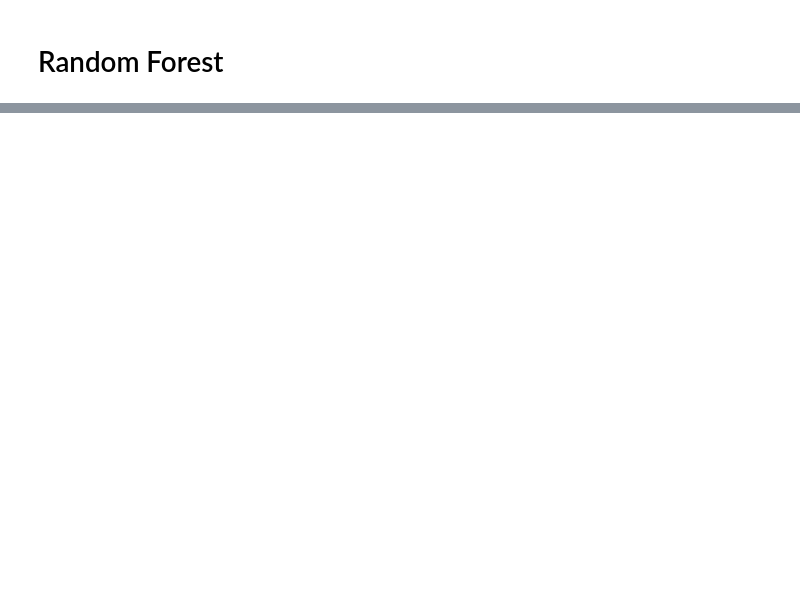
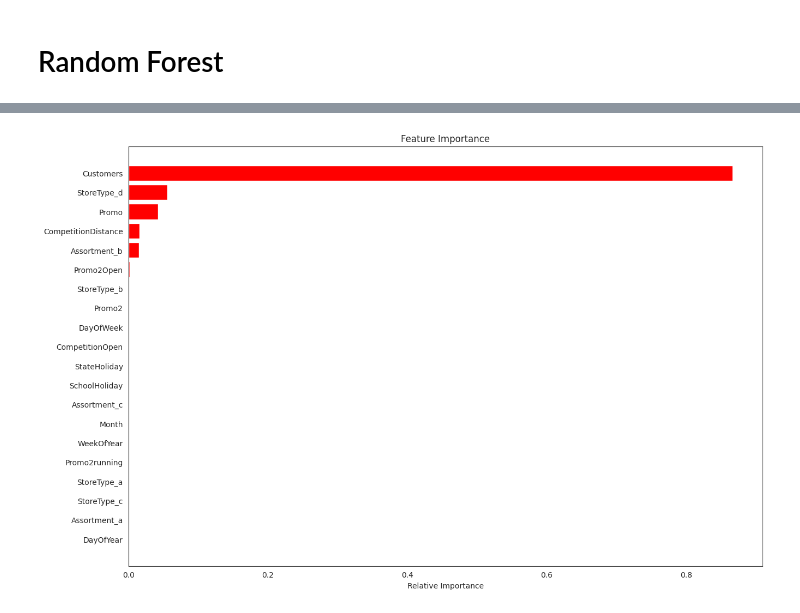
Before and after one commit to shrikantkute/Retail_Sales_Prediction, a Jupyter notebook: Retail_Sales_Prediction_Shrikant_Kute.ipynb, the cells around one changed output, grey strips where cells are left out. Cells and saved outputs as stored; diff of their text form; code cells hidden in the pictures; blank space fills up the shorter version.

```diff
--- a/Retail_Sales_Prediction_Shrikant_Kute.ipynb
+++ b/Retail_Sales_Prediction_Shrikant_Kute.ipynb
@@ -1469,3 +1469,11 @@ run_model(rf_grid,X_train,y_train,X_test,y_test)
+# %%
+# Optimal rf model
+optimal_rf_model=rf_grid.best_estimator_
+# %%
+# Getting and visualizing features importance  of rf model
+get_features_importance(optimal_rf_model,X_train)
+# %% [output]
+[figure, added]
 # %%
 print(train_mse)
 print(test_mse)
```
Also changed, not shown: parts of 10 cells of this notebook.
